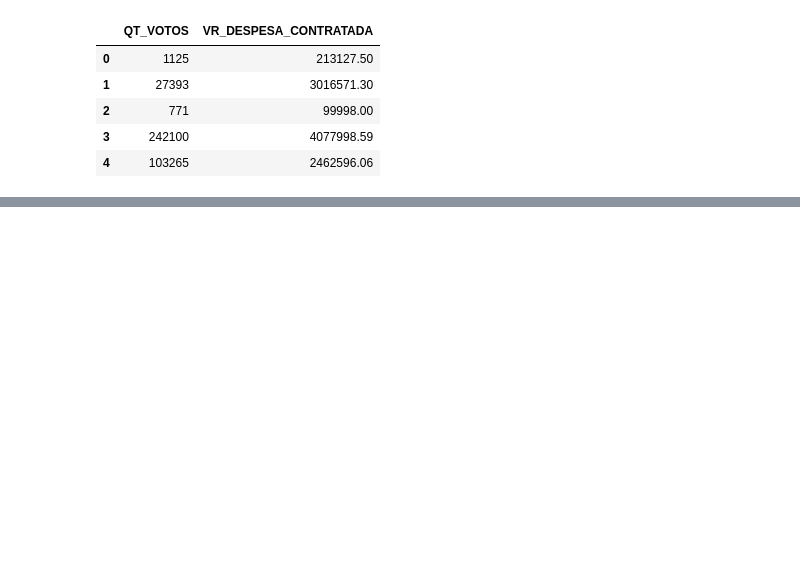
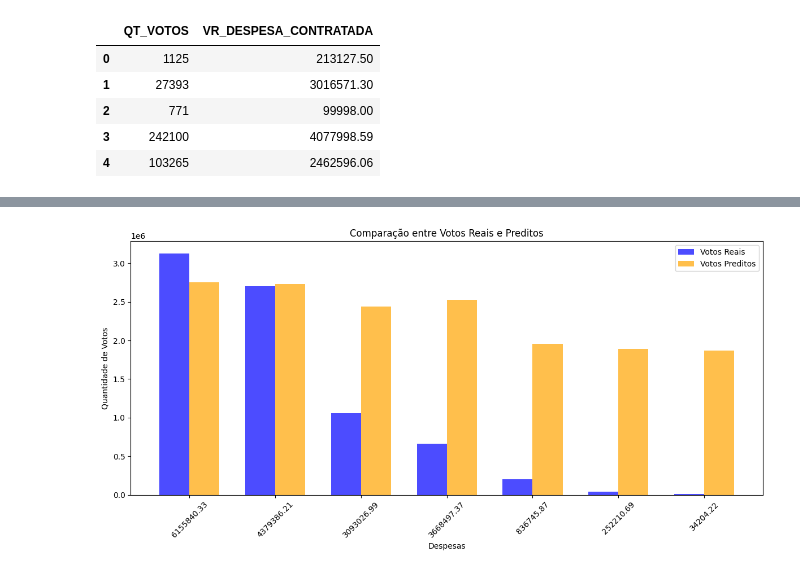
Before and after one commit to AndreiRech/Election, a Jupyter notebook: Modelo.ipynb, the cells around one changed output, grey strips where cells are left out. Cells and saved outputs as stored; diff of their text form; code cells hidden in the pictures; blank space fills up the shorter version.

```diff
--- a/Modelo.ipynb
+++ b/Modelo.ipynb
@@ -137,0 +125,34 @@ plt.show()
+# %%
+votos_reais = [3128317, 2705601, 1060209, 661717, 200877, 37993, 8917]
+despesas = [6155840.33, 4379386.21, 3093026.99, 3668497.37, 836745.87, 252210.69, 34204.22]
+
+df_teste = pd.DataFrame({
+    'Despesa': despesas,
+})
+df_teste = scaler.fit_transform(df_teste)
+
+votos_preditos = ensemble_model.predict(df_teste)
+votos_preditos = scaler.inverse_transform(votos_preditos.reshape(-1, 1)).flatten()
+
+df_teste = pd.DataFrame({
+    'Despesa': despesas,
+    'Votos Reais': votos_reais,
+    'Votos Preditos': votos_preditos
+})
+
+plt.figure(figsize=(12, 6))
+x = np.arange(len(df_teste))
+width = 0.35
+
+plt.bar(x - width/2, df_teste['Votos Reais'], width, label='Votos Reais', color='blue', alpha=0.7)
+plt.bar(x + width/2, df_teste['Votos Preditos'], width, label='Votos Preditos', color='orange', alpha=0.7)
+
+plt.xlabel('Despesas')
+plt.ylabel('Quantidade de Votos')
+plt.title('Comparação entre Votos Reais e Preditos')
+plt.xticks(x, labels=[f"{d}" for d in despesas], rotation=45)
+plt.legend()
+plt.tight_layout()
+plt.show()
+# %% [output]
+[figure, added]
```
Also changed, not shown: parts of 22 cells of this notebook.
